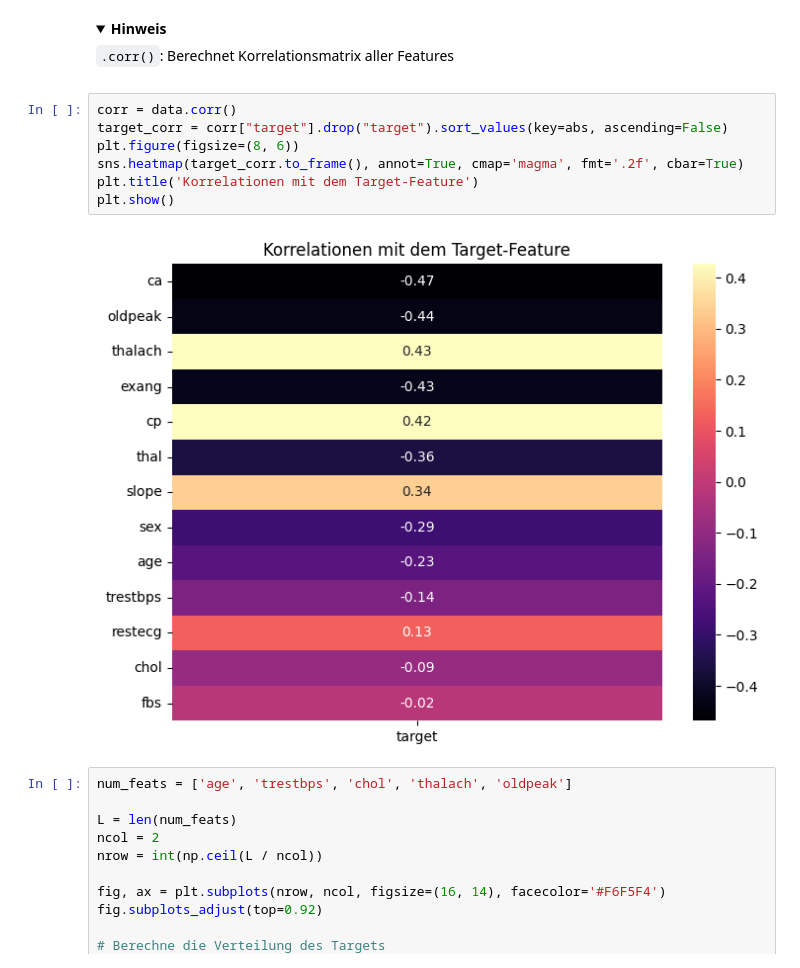
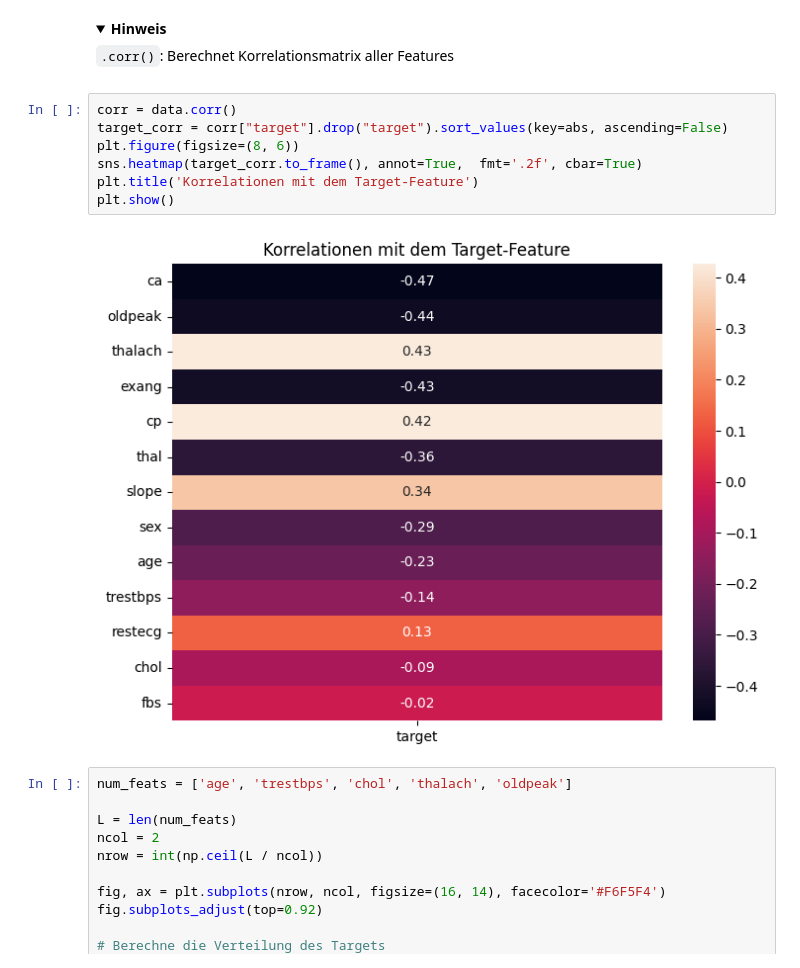
Before and after one commit to xbyjoex/MINTEC, a Jupyter notebook: Heart_Disease.ipynb, the cells around one changed output. Drawn from its saved outputs; the diff is of its cells as text; folded sections open.

```diff
--- a/Heart_Disease.ipynb
+++ b/Heart_Disease.ipynb
@@ -376,12 +376,12 @@ plot_distribution(data, categorical_features , continuous_features)
 # %%
 corr = data.corr()
 target_corr = corr["target"].drop("target").sort_values(key=abs, ascending=False)
 plt.figure(figsize=(8, 6))
-sns.heatmap(target_corr.to_frame(), annot=True, cmap='magma', fmt='.2f', cbar=True)
+sns.heatmap(target_corr.to_frame(), annot=True,  fmt='.2f', cbar=True)
 plt.title('Korrelationen mit dem Target-Feature')
 plt.show()
 # %% [output]
-[figure, old version]
+[figure, new version]
 # %%
 num_feats = ['age', 'trestbps', 'chol', 'thalach', 'oldpeak']
 
```
Also changed, not shown: parts of 4 cells of this notebook.
